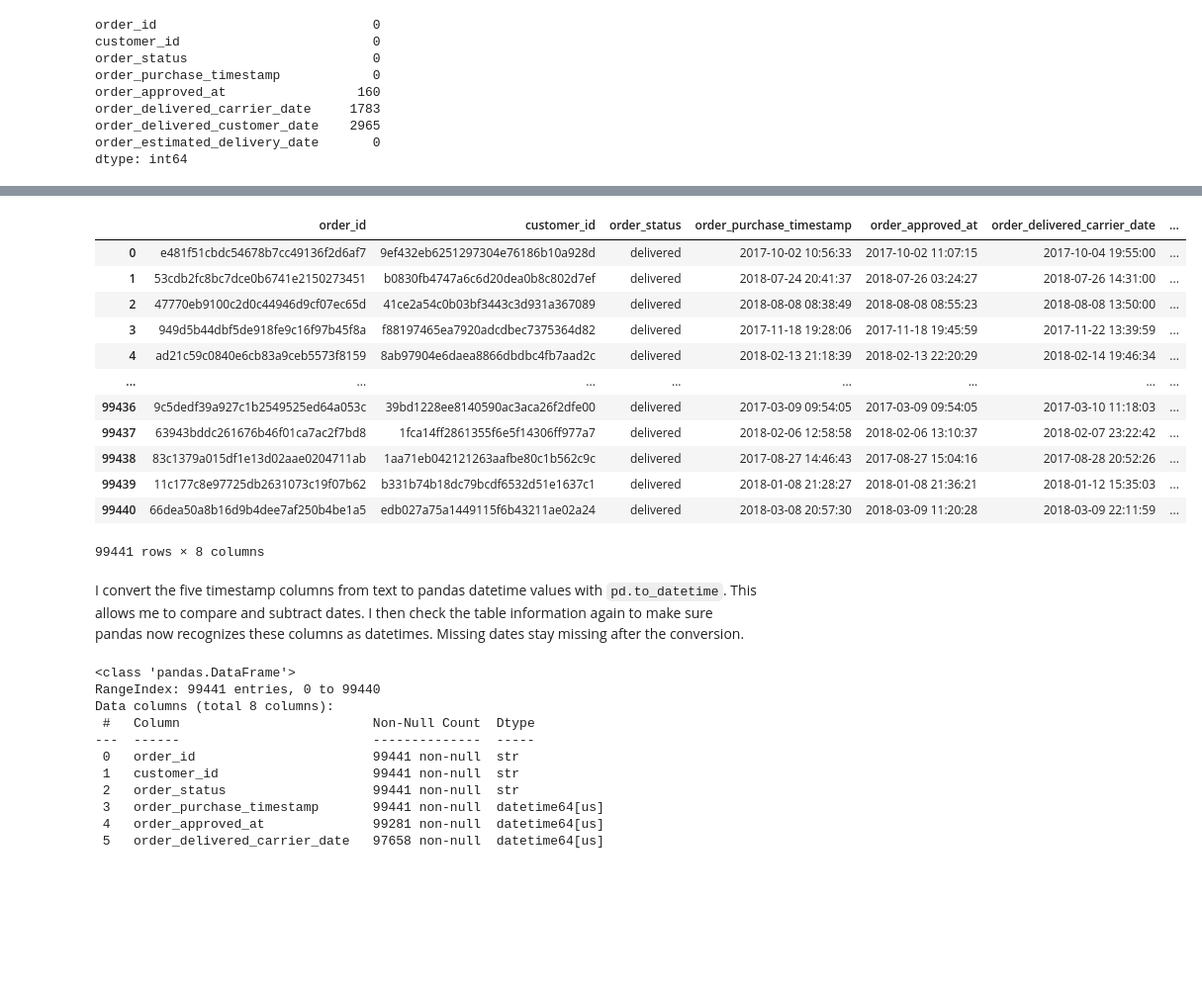
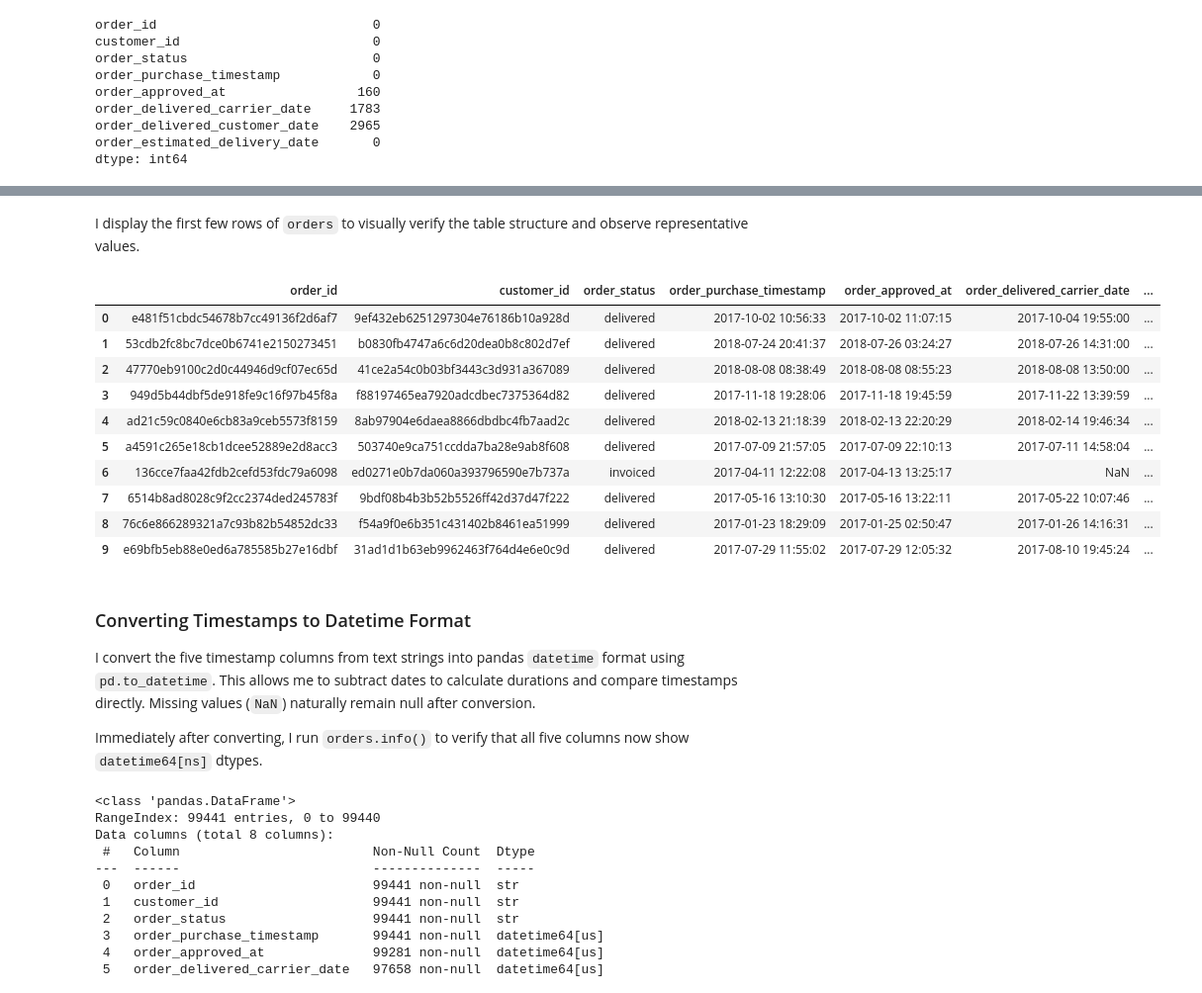
Before and after one commit to infinityrohit07/olist-analysis, a Jupyter notebook: notebooks/01_data_loading_and_cleaning.ipynb, the cells around one changed output, grey strips where cells are left out. Shown at 99% size. Drawn from its saved outputs; the diff is of its cells as text; code cells hidden in the pictures; blank space fills up the shorter version.

```diff
--- a/notebooks/01_data_loading_and_cleaning.ipynb
+++ b/notebooks/01_data_loading_and_cleaning.ipynb
@@ -131,21 +127,25 @@ I display `orders` to look at example records and check that the columns contain
+# %% [markdown]
+I display the first few rows of `orders` to visually verify the table structure and observe representative values.
 # %%
-orders
+orders.head(10)
 # %% [output]
 |  | order_id | customer_id | order_status | order_purchase_timestamp | order_approved_at | order_delivered_carrier_date | ... |
 | 0 | e481f51cbdc54678b7cc49136f2d6af7 | 9ef432eb6251297304e76186b10a928d | delivered | 2017-10-02 10:56:33 | 2017-10-02 11:07:15 | 2017-10-04 19:55:00 | ... |
 | 1 | 53cdb2fc8bc7dce0b6741e2150273451 | b0830fb4747a6c6d20dea0b8c802d7ef | delivered | 2018-07-24 20:41:37 | 2018-07-26 03:24:27 | 2018-07-26 14:31:00 | ... |
 | 2 | 47770eb9100c2d0c44946d9cf07ec65d | 41ce2a54c0b03bf3443c3d931a367089 | delivered | 2018-08-08 08:38:49 | 2018-08-08 08:55:23 | 2018-08-08 13:50:00 | ... |
 | 3 | 949d5b44dbf5de918fe9c16f97b45f8a | f88197465ea7920adcdbec7375364d82 | delivered | 2017-11-18 19:28:06 | 2017-11-18 19:45:59 | 2017-11-22 13:39:59 | ... |
 | 4 | ad21c59c0840e6cb83a9ceb5573f8159 | 8ab97904e6daea8866dbdbc4fb7aad2c | delivered | 2018-02-13 21:18:39 | 2018-02-13 22:20:29 | 2018-02-14 19:46:34 | ... |
-| ... | ... | ... | ... | ... | ... | ... | ... |
-| 99436 | 9c5dedf39a927c1b2549525ed64a053c | 39bd1228ee8140590ac3aca26f2dfe00 | delivered | 2017-03-09 09:54:05 | 2017-03-09 09:54:05 | 2017-03-10 11:18:03 | ... |
-| 99437 | 63943bddc261676b46f01ca7ac2f7bd8 | 1fca14ff2861355f6e5f14306ff977a7 | delivered | 2018-02-06 12:58:58 | 2018-02-06 13:10:37 | 2018-02-07 23:22:42 | ... |
-| 99438 | 83c1379a015df1e13d02aae0204711ab | 1aa71eb042121263aafbe80c1b562c9c | delivered | 2017-08-27 14:46:43 | 2017-08-27 15:04:16 | 2017-08-28 20:52:26 | ... |
-| 99439 | 11c177c8e97725db2631073c19f07b62 | b331b74b18dc79bcdf6532d51e1637c1 | delivered | 2018-01-08 21:28:27 | 2018-01-08 21:36:21 | 2018-01-12 15:35:03 | ... |
-| 99440 | 66dea50a8b16d9b4dee7af250b4be1a5 | edb027a75a1449115f6b43211ae02a24 | delivered | 2018-03-08 20:57:30 | 2018-03-09 11:20:28 | 2018-03-09 22:11:59 | ... |
+| 5 | a4591c265e18cb1dcee52889e2d8acc3 | 503740e9ca751ccdda7ba28e9ab8f608 | delivered | 2017-07-09 21:57:05 | 2017-07-09 22:10:13 | 2017-07-11 14:58:04 | ... |
+| 6 | 136cce7faa42fdb2cefd53fdc79a6098 | ed0271e0b7da060a393796590e7b737a | invoiced | 2017-04-11 12:22:08 | 2017-04-13 13:25:17 | NaN | ... |
+| 7 | 6514b8ad8028c9f2cc2374ded245783f | 9bdf08b4b3b52b5526ff42d37d47f222 | delivered | 2017-05-16 13:10:30 | 2017-05-16 13:22:11 | 2017-05-22 10:07:46 | ... |
+| 8 | 76c6e866289321a7c93b82b54852dc33 | f54a9f0e6b351c431402b8461ea51999 | delivered | 2017-01-23 18:29:09 | 2017-01-25 02:50:47 | 2017-01-26 14:16:31 | ... |
+| 9 | e69bfb5eb88e0ed6a785585b27e16dbf | 31ad1d1b63eb9962463f764d4e6e0c9d | delivered | 2017-07-29 11:55:02 | 2017-07-29 12:05:32 | 2017-08-10 19:45:24 | ... |
-99441 rows × 8 columns
-# %% [markdown]
-I convert the five timestamp columns from text to pandas datetime values with `pd.to_datetime`. This allows me to compare and subtract dates. I then check the table information again to make sure pandas now recognizes these columns as datetimes. Missing dates stay missing after the conversion.
+# %% [markdown]
+### Converting Timestamps to Datetime Format
+
+I convert the five timestamp columns from text strings into pandas `datetime` format using `pd.to_datetime`. This allows me to subtract dates to calculate durations and compare timestamps directly. Missing values (`NaN`) naturally remain null after conversion.
+
+Immediately after converting, I run `orders.info()` to verify that all five columns now show `datetime64[ns]` dtypes.
 # %%
 date_cols = ['order_purchase_timestamp', 'order_approved_at',
              'order_delivered_carrier_date', 'order_delivered_customer_date',
```
Also changed, not shown: parts of 70 cells of this notebook.
